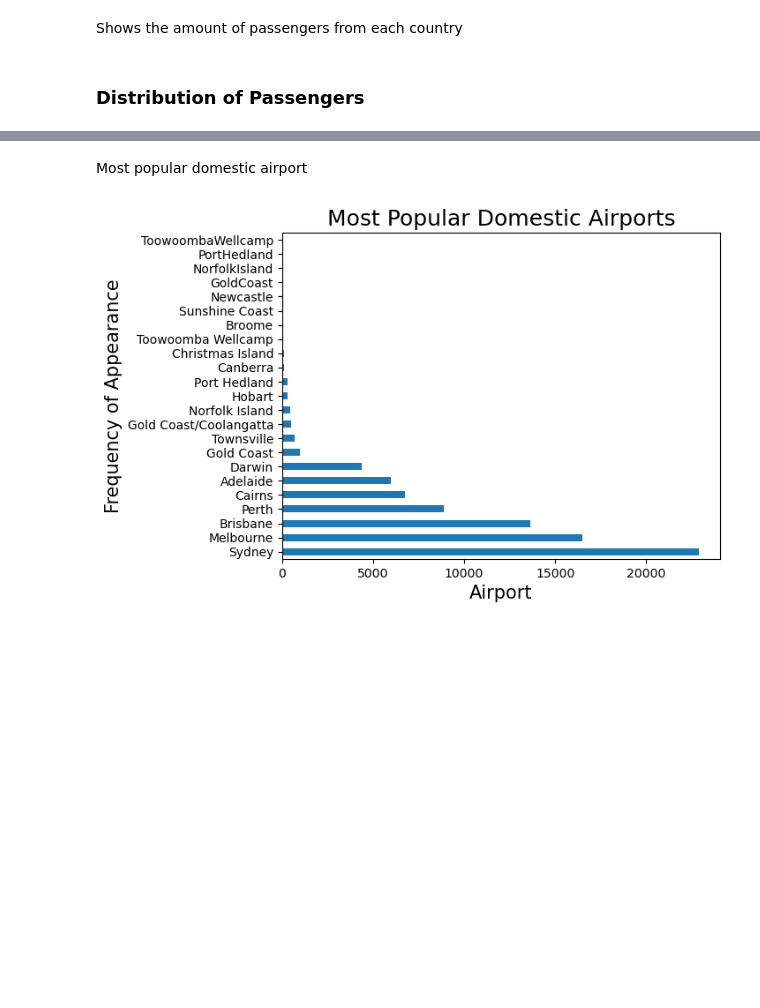
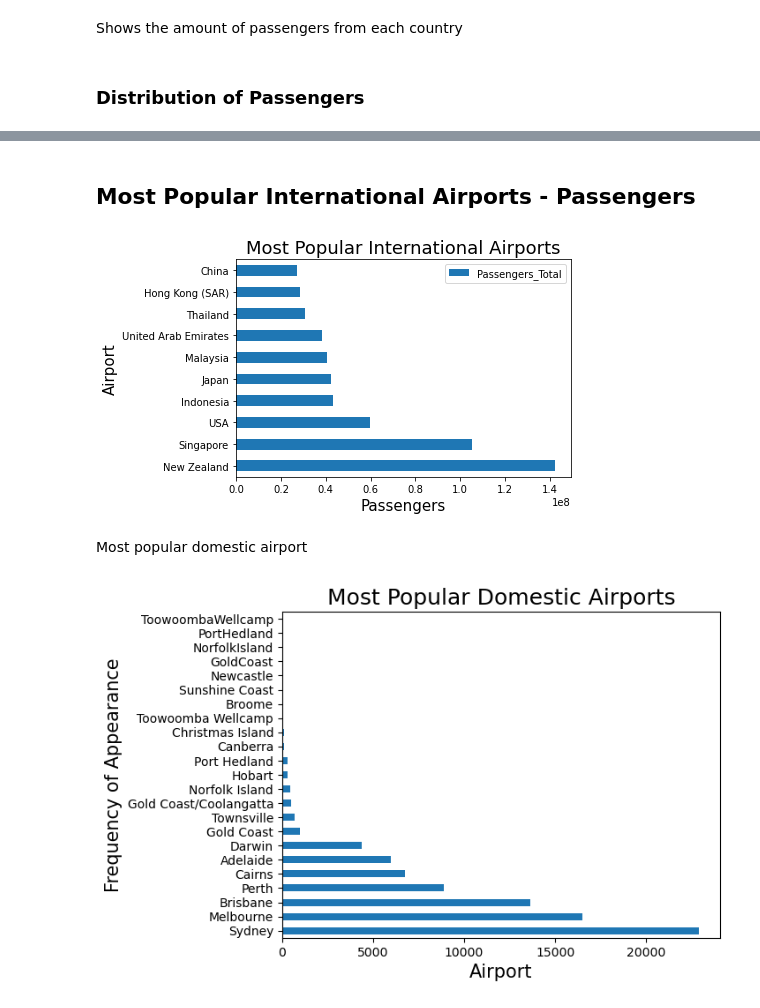
Before and after one commit to Anthony-Fr-1/data_project, a Jupyter notebook: PRES Air Travel Data Assignment.ipynb, the cells around one changed output, grey strips where cells are left out. Saved outputs shown, nothing was run; the diff lists cells and outputs as text; code cells hidden in the pictures; blank space fills up the shorter version.

```diff
--- a/PRES Air Travel Data Assignment.ipynb
+++ b/PRES Air Travel Data Assignment.ipynb
@@ -216,3 +216,18 @@ pie()
+# %% [markdown]
+## Most Popular International Airports - Passengers
+# %%
+def pop_int_passengers():
+    dfpie = df[["Country", "Passengers_Total"]].groupby("Country").sum()
+    dfpiesort = dfpie.sort_values(by = ["Passengers_Total"], ascending=False)
+    top_10_pie = dfpiesort.head(10)
+    top_10_pie.plot.barh()
+    plt.title("Most Popular International Airports", fontsize=18)
+    plt.xlabel('Passengers', fontsize=15)
+    plt.ylabel('Airport', fontsize=15)
+# %%
+pop_int_passengers()
+# %% [output]
+[figure, added]
 # %% [markdown]
 Most popular domestic airport
 # %%
```
Also changed, not shown: parts of 4 cells of this notebook.
